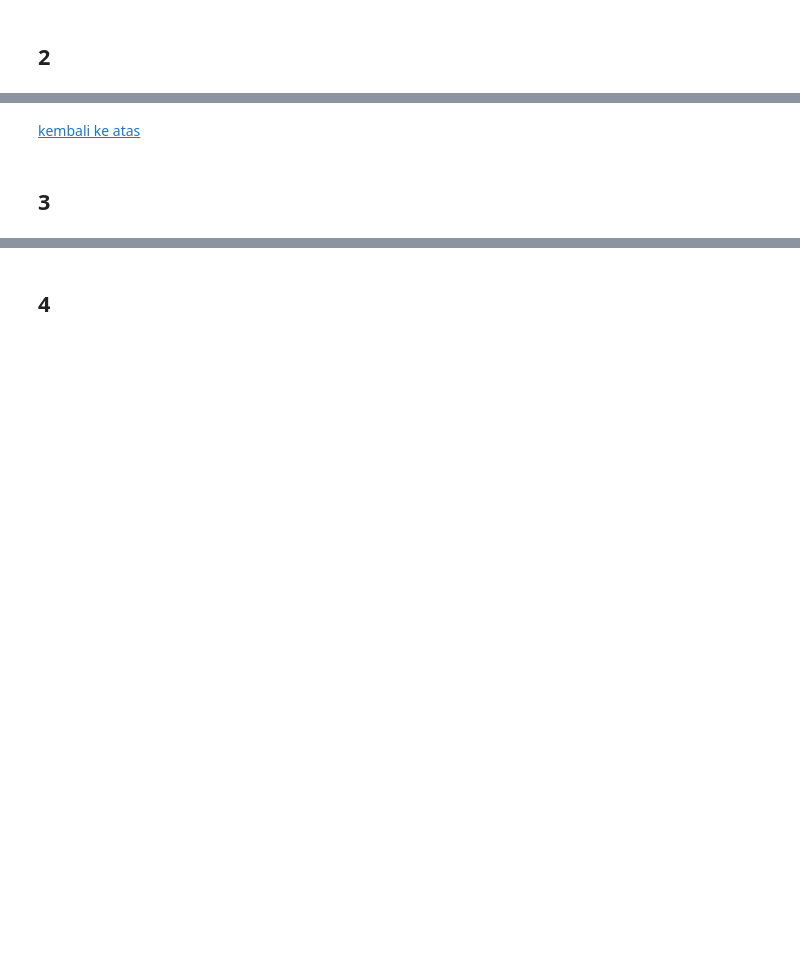
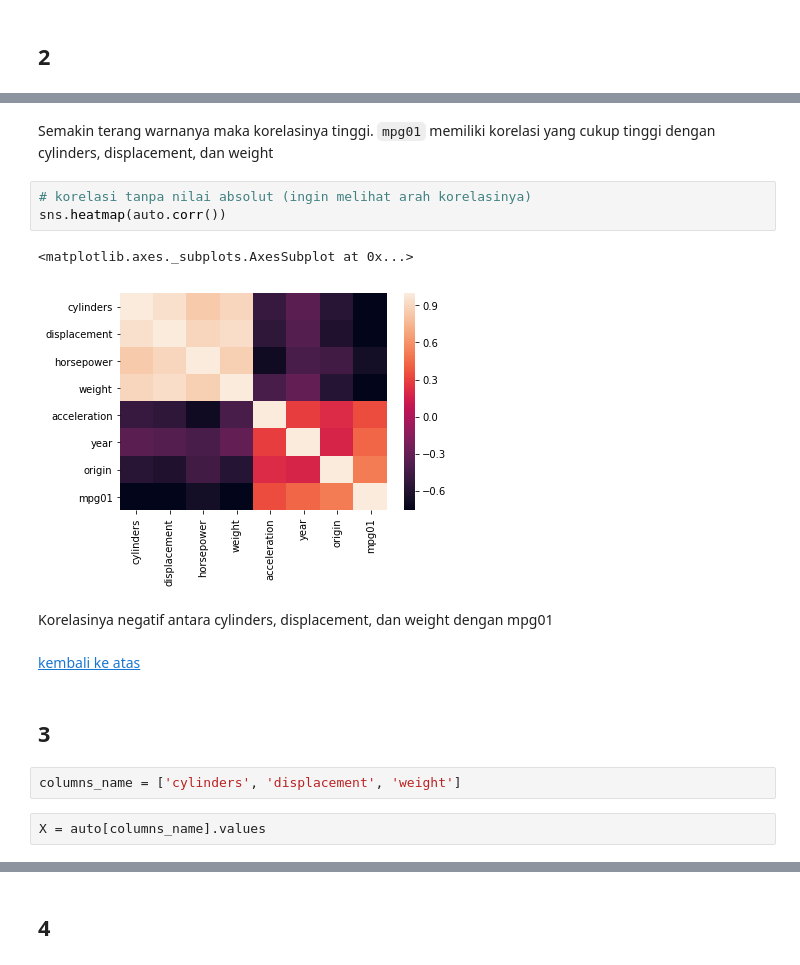
Before and after one commit to uulwake/Introduction-to-Statistical-Learning-in-R, a Jupyter notebook: Ch4 Classification/ISLR_Ch4_Exercise_Applied_11.ipynb, the cells around one changed output, grey strips where cells are left out. Cells and saved outputs as stored; diff of their text form; blank space fills up the shorter version.

```diff
--- a/Ch4 Classification/ISLR_Ch4_Exercise_Applied_11.ipynb
+++ b/Ch4 Classification/ISLR_Ch4_Exercise_Applied_11.ipynb
@@ -16,4 +80,18 @@
+# %% [markdown]
+Semakin terang warnanya maka korelasinya tinggi. `mpg01` memiliki korelasi yang cukup tinggi dengan cylinders, displacement, dan weight
+# %%
+# korelasi tanpa nilai absolut (ingin melihat arah korelasinya)
+sns.heatmap(auto.corr())
+# %% [output]
+<matplotlib.axes._subplots.AxesSubplot at 0x...>
+[figure, added]
+# %% [markdown]
+Korelasinya negatif antara cylinders, displacement, dan weight dengan mpg01
 # %% [markdown]
-[kembali ke atas](#Soal-9)
+[kembali ke atas](#Soal-11)
 # %% [markdown]
 ## 3
+# %%
+columns_name = ['cylinders', 'displacement', 'weight']
+# %%
+X = auto[columns_name].values
```
Also changed, not shown: parts of 34 cells of this notebook, 3 other files.
